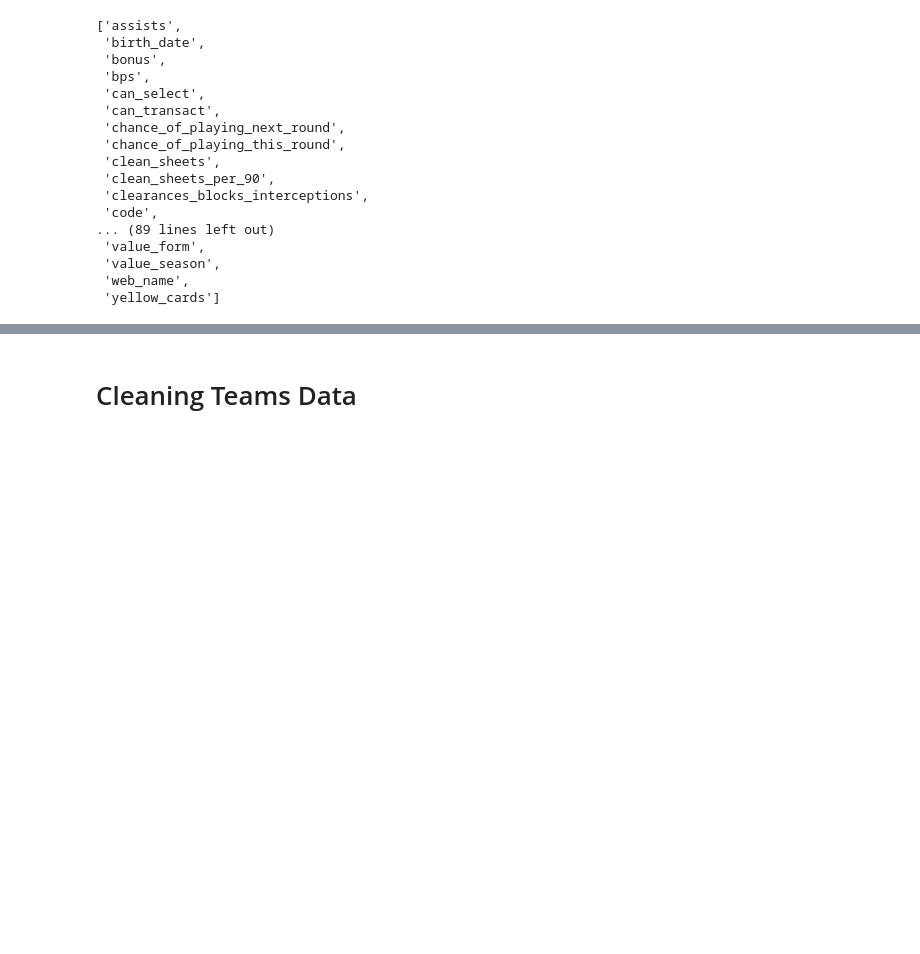
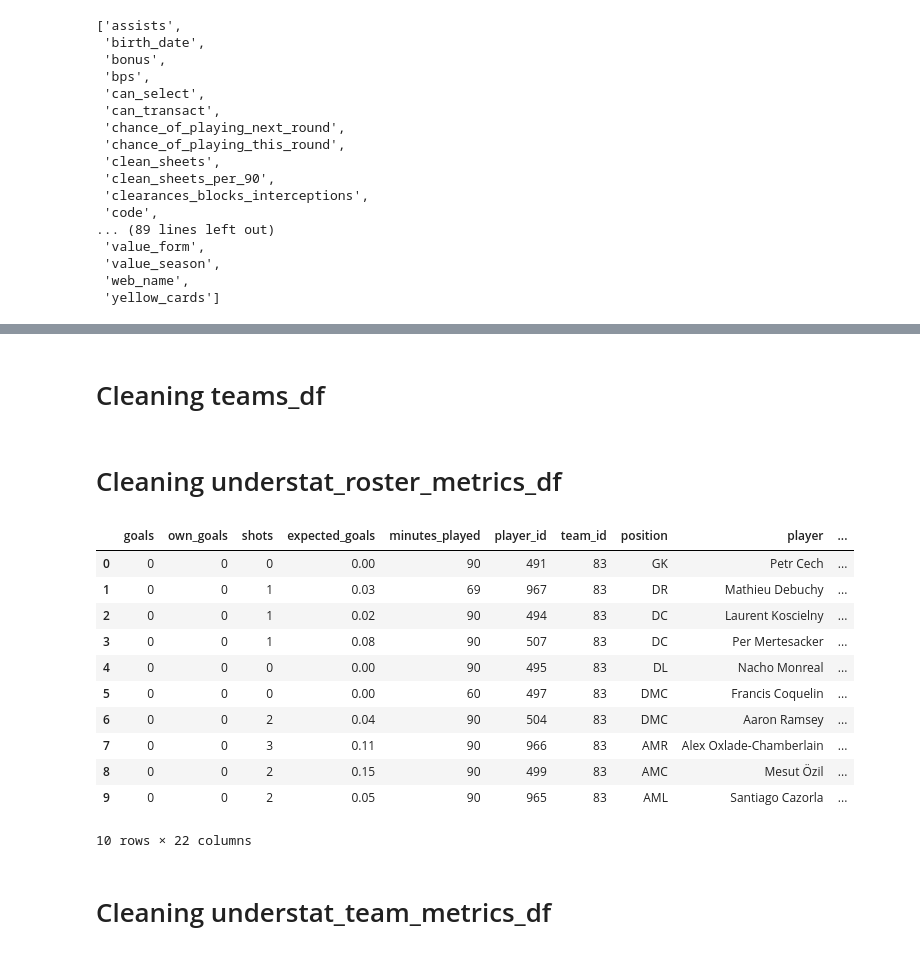
Before and after one commit to kartikey051/FPL-Prediction, a Jupyter notebook: mysql_data/mysql_data_cleaning.ipynb, the cells around one changed output, grey strips where cells are left out. Saved outputs shown, nothing was run; the diff lists cells and outputs as text; code cells hidden in the pictures; blank space fills up the shorter version.

```diff
--- a/mysql_data/mysql_data_cleaning.ipynb
+++ b/mysql_data/mysql_data_cleaning.ipynb
@@ -116 +163,5 @@ teams_df.head()
 5 rows × 21 columns
+# %%
+
+understat_roster_metrics_df = dfs['understat_roster_metrics']
+understat_roster_metrics_df.head()
@@ -393,5 +508,5 @@ sorted(positions_df.columns)
 # %% [markdown]
-# Cleaning Teams Data
+# Cleaning teams_df
 # %%
 # Renaming columns
 teams_df = teams_df.rename(columns={
@@ -414,3 +557,55 @@ teams_df = teams_df[[
     'strength_defence_home',
     'strength_defence_away'
 ]]
+# %% [markdown]
+# Cleaning understat_roster_metrics_df
+# %%
+# Extracting match Id
+understat_roster_metrics_df['understat_match'] = understat_roster_metrics_df['match_link'].str.extract(r'(\d+)$').astype(int)
+
+# Renaming
+understat_roster_metrics_df = understat_roster_metrics_df.rename(columns={
+    'time':'minutes_played',
+    'xg':'expected_goals',
+    'xa':'expected_assists',
+    'h_a':'location'
+})
+
+# Location encoding
+understat_roster_metrics_df['is_home'] = understat_roster_metrics_df['location'].apply(lambda x: 1 if x == 'h' else 0)
+
+# Metrics rounding
+# 2 Decimal places is standard
+adv_cols = [
+    'expected_goals',
+    'expected_assists',
+    'xgchain',
+    'xgbuildup'
+    ]
+understat_roster_metrics_df[adv_cols] = understat_roster_metrics_df[adv_cols].round(2)
+
+# Handling 'Sub' Positions
+# Understat marks players as 'Sub' if they came on. However, we often
+# want to know their ACTUAL position. We'll keep it for now but note
+# it's a "Role" rather than a "Position" in some cases.
+understat_roster_metrics_df['is_starter'] = understat_roster_metrics_df['position'].apply(lambda x: 0 if x == 'Sub' else 1)
+
+# Dropping data that is no longer needed
+understat_roster_metrics_df = understat_roster_metrics_df.drop(columns=['match_link','id','location'])
+
+understat_roster_metrics_df.head(10)
+# %% [output]
+|  | goals | own_goals | shots | expected_goals | minutes_played | player_id | team_id | position | player | ... |
+| 0 | 0 | 0 | 0 | 0.00 | 90 | 491 | 83 | GK | Petr Cech | ... |
+| 1 | 0 | 0 | 1 | 0.03 | 69 | 967 | 83 | DR | Mathieu Debuchy | ... |
+| 2 | 0 | 0 | 1 | 0.02 | 90 | 494 | 83 | DC | Laurent Koscielny | ... |
+| 3 | 0 | 0 | 1 | 0.08 | 90 | 507 | 83 | DC | Per Mertesacker | ... |
+| 4 | 0 | 0 | 0 | 0.00 | 90 | 495 | 83 | DL | Nacho Monreal | ... |
+| 5 | 0 | 0 | 0 | 0.00 | 60 | 497 | 83 | DMC | Francis Coquelin | ... |
+| 6 | 0 | 0 | 2 | 0.04 | 90 | 504 | 83 | DMC | Aaron Ramsey | ... |
+| 7 | 0 | 0 | 3 | 0.11 | 90 | 966 | 83 | AMR | Alex Oxlade-Chamberlain | ... |
+| 8 | 0 | 0 | 2 | 0.15 | 90 | 499 | 83 | AMC | Mesut Özil | ... |
+| 9 | 0 | 0 | 2 | 0.05 | 90 | 965 | 83 | AML | Santiago Cazorla | ... |
+10 rows × 22 columns
+# %% [markdown]
+# Cleaning understat_team_metrics_df
```
Also changed, not shown: parts of 44 cells of this notebook, 3 other files.
